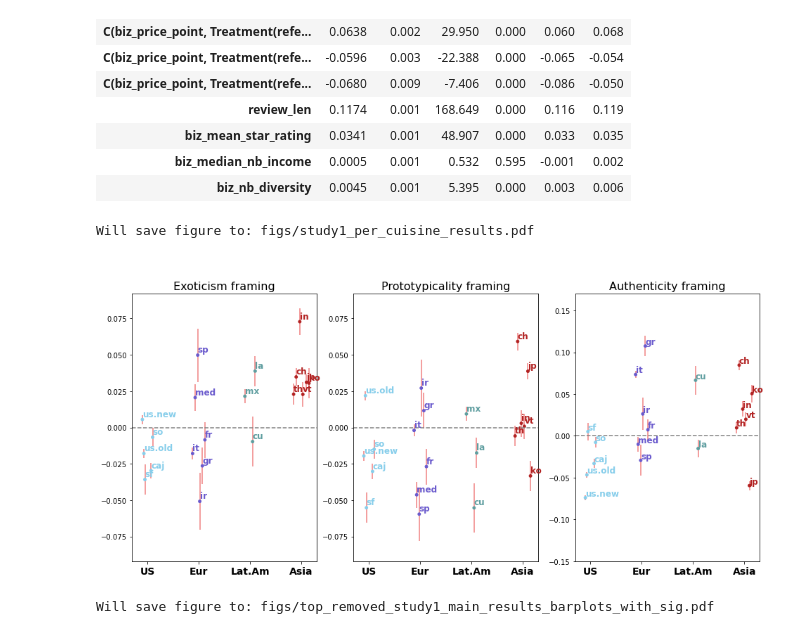
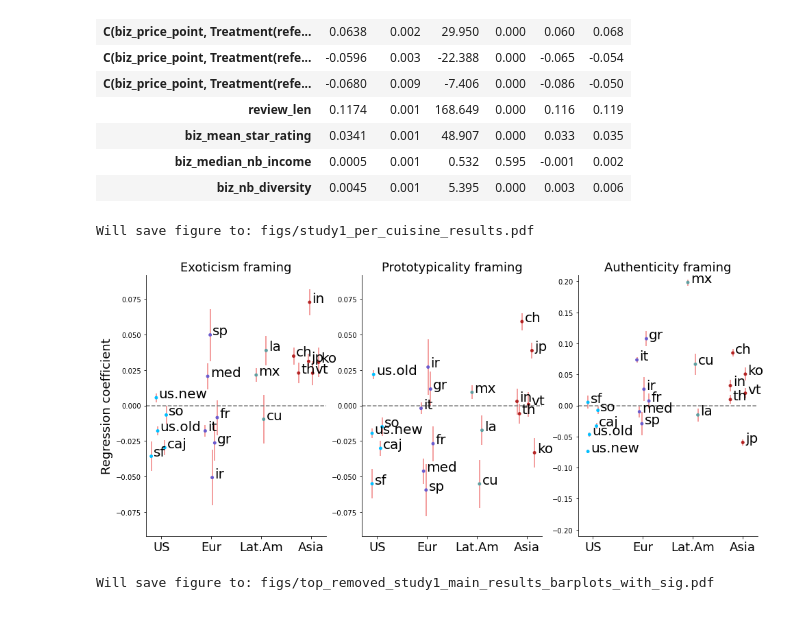
Before and after one commit to yiweiluo/immigrant-food-framing, a Jupyter notebook: 2_DATA_ANALYSIS/plotting.ipynb, the cells around one changed output. Saved outputs shown, nothing was run; the diff lists cells and outputs as text; code cells hidden in the pictures.

Commit message:
per cuisine plots updates

```diff
--- a/2_DATA_ANALYSIS/plotting.ipynb
+++ b/2_DATA_ANALYSIS/plotting.ipynb
@@ -195,7 +194,7 @@ cont2color = {
     'asia':'firebrick',
     'europe':'slateblue',
     'eur':'cornflowerblue',
-    'us':'skyblue',
+    'us':'deepskyblue',
     'latin_america':'cadetblue',
     'lat':'mediumseagreen',
     'middle_east': 'darkorange',
@@ -468,11 +467,33 @@ cuisine_coeff_ticks = ['american (new)','american (traditional)','cajun/creole',
 pretty_cuisine_coeff_ticks = [country2abbrev[x] for x in cuisine_coeff_ticks]
 
 jitter = {
+    'exotic_words_agg_score': {
+        'us.new': -0.1,
+    'so': .1,
+    'us.old':-0.07,
+    'caj':.07,
+    'sf':-0.2,
+    'fr':.12,
+    'it':-.12,
+    'med':-.07,
+    'gr':.07,
+    'ir':.02,
+    'sp':-.02,
+    'la':.1,
+    'mx':-.1,
+    'cu':.05,
+    'ch':-0.35,
+    'jp':-.05,
+    'in':-.03,
+    'vt':.03,
+    'th':-.25,
+    'ko':.15},
+    'typic_words_agg_score': {
     'us.new': -0.1,
     'so': .1,
     'us.old':-0.07,
     'caj':.07,
-    'sf':-0.05,
+    'sf':-0.1,
     'fr':.12,
     'it':-.12,
     'med':-.07,
@@ -484,10 +505,32 @@ jitter = {
     'cu':.05,
     'ch':-0.1,
     'jp':.1,
-    'in':-.03,
+    'in':-.2,
     'vt':.03,
     'th':-.15,
-    'ko':.15}
+    'ko':.15},
+    'auth_words_agg_score': {
+    'us.new': -0.1,
+    'so': .1,
+    'us.old':-0.07,
+    'caj':.07,
+    'sf':-0.1,
+    'fr':.12,
+    'it':-.12,
+    'med':-.07,
+    'gr':.07,
+    'ir':.02,
+    'sp':-.02,
+    'la':.1,
+    'mx':-.1,
+    'cu':.05,
+    'ch':-0.2,
+    'jp':0.0,
+    'in':-.25,
+    'vt':.05,
+    'th':-.25,
+    'ko':.05},
+}
 
 for ax_ix,dep_var in enumerate(dep_vars_to_plot):
 
@@ -501,48 +544,52 @@ for ax_ix,dep_var in enumerate(dep_vars_to_plot):
     ax = axs[ax_ix]
     ax.axhline(y=0, color="gray", linestyle="--")
     ax.set_xticks(range(len(region_coeff_ticks)))
-    ax.set_xticklabels(pretty_region_coeff_ticks,fontweight='bold',fontsize=14)
+    ax.set_xticklabels(pretty_region_coeff_ticks,fontsize=18)
     ax.set_xlim(-0.3,3.3)
 
     if ax_ix < 2:
         ax.set_ylim(-.092,.092)
     else:
-        ax.set_ylim(-.15,.17)
+        ax.set_ylim(-.21,.21)
 
     # Plot coefficients
-    ax.scatter([region_coeff_ticks.index(ethnic_cat2continent[x])+jitter[country2abbrev[x]] for x in cuisine_coeff_ticks],
+    ax.scatter([region_coeff_ticks.index(ethnic_cat2continent[x])+jitter[dep_var][country2abbrev[x]] for x in cuisine_coeff_ticks],
                [per_region_coeffs[x] for x in cuisine_coeff_ticks],
                color=[cont2color[ethnic_cat2continent[x]] for x in cuisine_coeff_ticks],
                zorder=2,s=15)
 
     # Plot errors
     for idx, coeff in enumerate(cuisine_coeff_ticks):
-        offset = jitter[country2abbrev[coeff]]#len(pretty_cuisine_coeff_ticks[idx])*.083
+        offset = jitter[dep_var][country2abbrev[coeff]]#len(pretty_cuisine_coeff_ticks[idx])*.083
         color = "lightcoral" #if pvals[coeff] < 0.05 else 'lightgray'
         ax.vlines(region_coeff_ticks.index(ethnic_cat2continent[coeff])+offset,
                   per_region_coeffs[coeff]-2*per_region_errs[coeff],
                   per_region_coeffs[coeff]+2*per_region_errs[coeff],
                   color=color,
                   zorder=1, linewidth=1.5)
 
     # Add labels
     for idx, coeff in enumerate(cuisine_coeff_ticks):
-        offset = jitter[country2abbrev[coeff]]#len(pretty_cuisine_coeff_ticks[idx])*.083
+        offset = jitter[dep_var][country2abbrev[coeff]]#len(pretty_cuisine_coeff_ticks[idx])*.083
         ax.annotate(pretty_cuisine_coeff_ticks[idx],
-                    (region_coeff_ticks.index(ethnic_cat2continent[coeff])+offset, per_region_coeffs[coeff]+0.002),
-                    color=cont2color[ethnic_cat2continent[coeff]],
-                    fontsize=12, weight="bold")
+                    (region_coeff_ticks.index(ethnic_cat2continent[coeff])+offset+0.05, per_region_coeffs[coeff]),
+                    color='black',#cont2color[ethnic_cat2continent[coeff]],
+                    fontsize=20)#, weight="bold")
 
     # Add titles
-    ax.set_title(f"{prettify_dep_var(dep_var)} framing",fontsize=16)
+    ax.set_title(f"{prettify_dep_var(dep_var)} framing",fontsize=18)
 #     ax.text(-0.1, 1.02, string.ascii_uppercase[ax_ix], transform=ax.transAxes,
 #             size=20, weight='bold')
 
+    if ax_ix % 3 == 0:
+        ax.set_ylabel("Regression coefficient", fontsize=18)
+
+sns.despine()
 plt.savefig(os.path.join(FIGURES_DIR, f"{fig_name}.pdf"),bbox_inches="tight")
 plt.show()
 # %% [output]
 Will save figure to: figs/study1_per_cuisine_results.pdf
-[figure, old version]
+[figure, new version]
 # %%
 # Study 1 top cuisine removed
 
```
Also changed, not shown: parts of 10 cells of this notebook.
